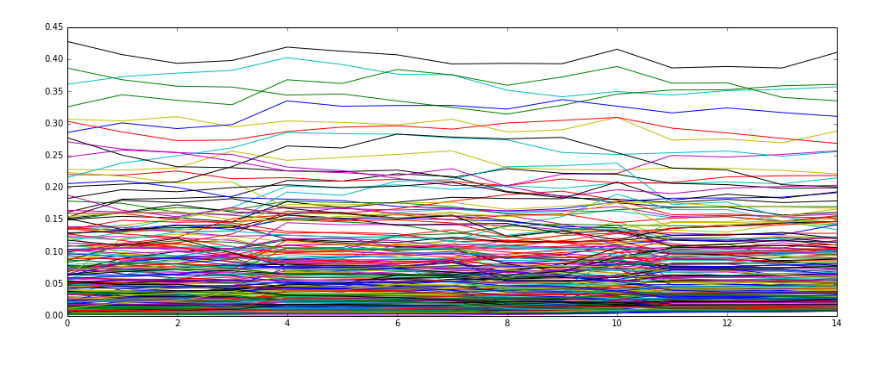
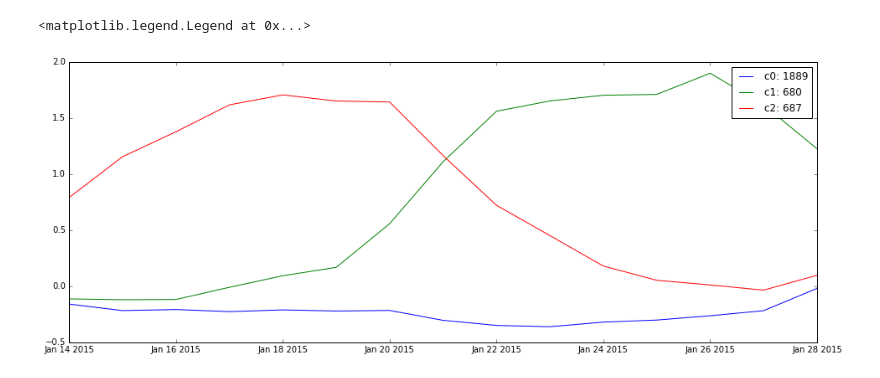
Before and after one commit to inspirehep/invenio-trends, a Jupyter notebook: research/Pipeline.ipynb, the cells around one changed output. Drawn from its saved outputs; the diff is of its cells as text; code cells hidden in the pictures.

```diff
--- a/research/Pipeline.ipynb
+++ b/research/Pipeline.ipynb
@@ -134,4 +153,4 @@ vectors = term_vectors(index, doc_type, ids, analysis_field)
 raw_terms = fold_vectors(vectors)
 terms = sorting_freq_threshold(raw_terms, min_freq_threshold)
 # %%
-xs, ys = date_histogram(index, background_start, reference_date, gran, date_field, analysis_field)
+hist_reference = date_histogram(index, background_start, reference_date, gran, date_field, analysis_field)
@@ -142,11 +157,26 @@ norms = [normalize_histogram(x, y, xs, ys, gran, smoothing_window) for x, y in h
+# %%
+hists = []
+for term, stats in terms:
+
+    hist = term_date_histogram(index, term, background_start, reference_date, gran, date_field, analysis_field)
+
+    if len(hist[1]) >= smoothing_window:
+        norm_hist = normalize_hist(hist, hist_reference)
+        hists.append(norm_hist)
+# %%
+scores = []
+for hist in hists:
+    score = transform_score(hist, foreground_start, smoothing_window)
+    scores.append(score)
 # %%
 from sklearn.cluster import KMeans
 # %%
-km = KMeans(n_clusters=200)
-pred = km.fit_predict([elem[1] for elem in norms])
+km = KMeans(n_clusters=3)
+pred = km.fit_predict([elem[1] for elem in scores])
 # %%
 for i, center in enumerate(km.cluster_centers_):
-    plt.plot(center, label='c%d: %d' % (i, np.count_nonzero(pred == i)))
-#plt.legend()
+    plt.plot(scores[0][0], center, label='c%d: %d' % (i, np.count_nonzero(pred == i)))
+plt.legend()
 # %% [output]
+<matplotlib.legend.Legend at 0x...>
-[figure, old version]
+[figure, new version]
```
Also changed, not shown: parts of 16 cells of this notebook, 1 other file.
